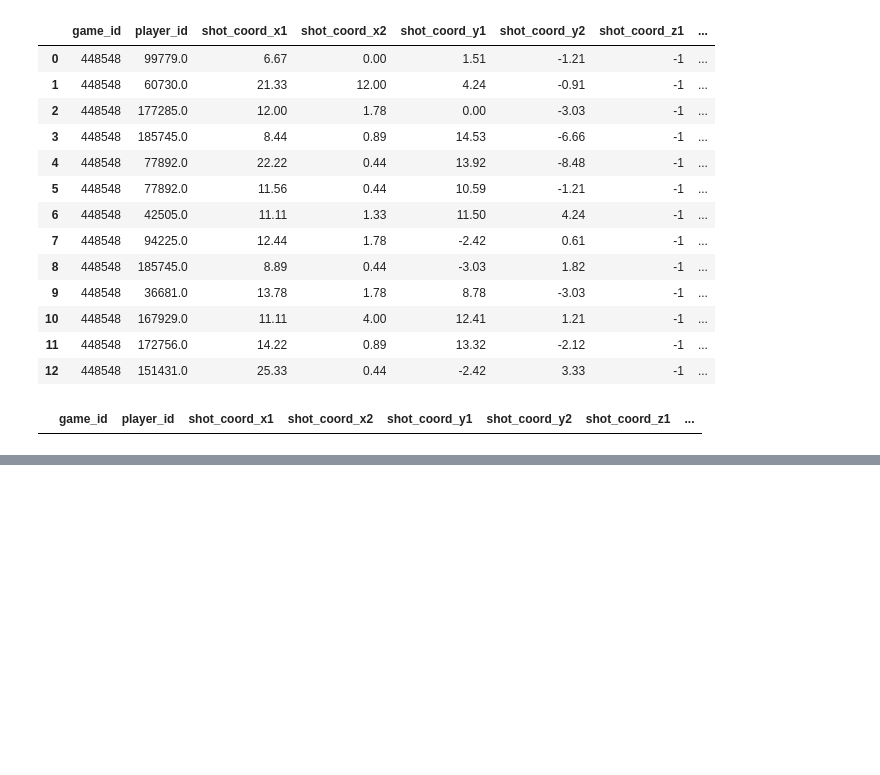
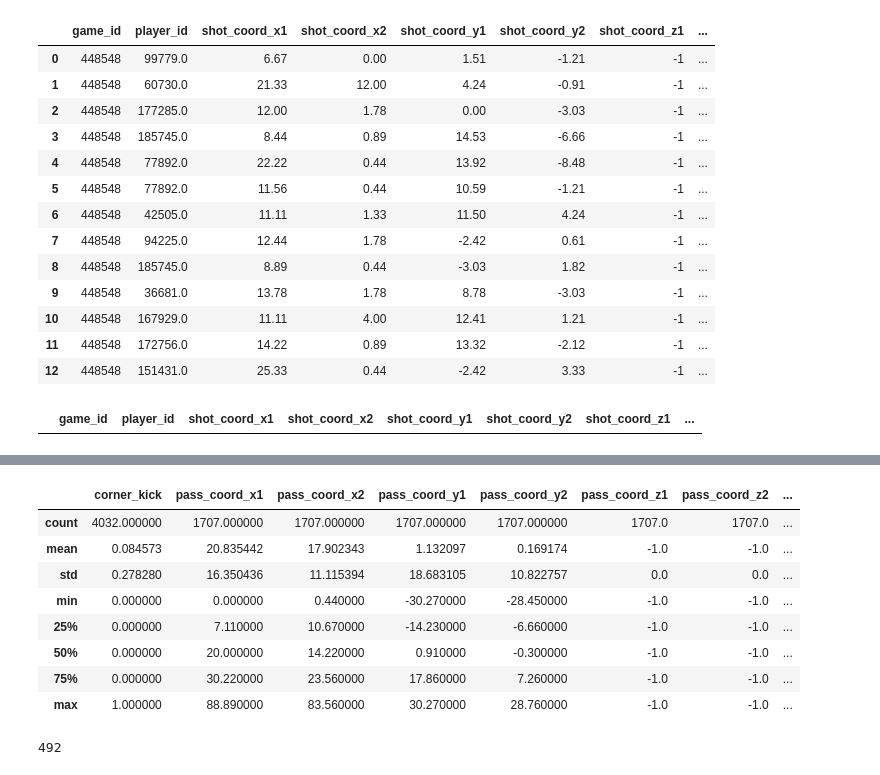
Before and after one commit to d-v-dlee/super_liga_xg, a Jupyter notebook: db_to_df_clean.ipynb, the cells around one changed output, grey strips where cells are left out. Cells and saved outputs as stored; diff of their text form; code cells hidden in the pictures; blank space fills up the shorter version.

Commit message:
seeing how cleaning function would act, need to write function, explore the created dataframe

```diff
--- a/db_to_df_clean.ipynb
+++ b/db_to_df_clean.ipynb
@@ -226,8 +225,8 @@ create_frame()
 # %% [output]
 |  | game_id | player_id | shot_coord_x1 | shot_coord_x2 | shot_coord_y1 | shot_coord_y2 | shot_coord_z1 | ... |
 # %%
-games_played = []
-games = db.games.find()
-for game in games:
-    games_played.append([game['match']['matchId'], game['status']['value']])
-games_played
+# games_played = []
+# games = db.games.find()
+# for game in games:
+#     games_played.append([game['match']['matchId'], game['status']['value']])
+# games_played
@@ -253,9 +234,8 @@ games_played
 games = db.games.find()
 for game in games:
     df = game_to_cleaned_df(game)
-    master_df = pd.concat([attach_to_df, df])
+    master_df = pd.concat([attach_to_df, df], axis=0, ignore_index=True)
     attach_to_df = master_df
-df
 # %% [output]
 A value is trying to be set on a copy of a slice from a DataFrame.
 Try using .loc[row_indexer,col_indexer] = value instead
@@ -265,0 +261,16 @@ KeyError: 'team'
+# %%
+master_df.describe()
+# %% [output]
+|  | corner_kick | pass_coord_x1 | pass_coord_x2 | pass_coord_y1 | pass_coord_y2 | pass_coord_z1 | pass_coord_z2 | ... |
+| count | 4032.000000 | 1707.000000 | 1707.000000 | 1707.000000 | 1707.000000 | 1707.0 | 1707.0 | ... |
+| mean | 0.084573 | 20.835442 | 17.902343 | 1.132097 | 0.169174 | -1.0 | -1.0 | ... |
+| std | 0.278280 | 16.350436 | 11.115394 | 18.683105 | 10.822757 | 0.0 | 0.0 | ... |
+| min | 0.000000 | 0.000000 | 0.440000 | -30.270000 | -28.450000 | -1.0 | -1.0 | ... |
+| 25% | 0.000000 | 7.110000 | 10.670000 | -14.230000 | -6.660000 | -1.0 | -1.0 | ... |
+| 50% | 0.000000 | 20.000000 | 14.220000 | 0.910000 | -0.300000 | -1.0 | -1.0 | ... |
+| 75% | 0.000000 | 30.220000 | 23.560000 | 17.860000 | 7.260000 | -1.0 | -1.0 | ... |
+| max | 1.000000 | 88.890000 | 83.560000 | 30.270000 | 28.760000 | -1.0 | -1.0 | ... |
+# %%
+len(master_df['player_id'].unique())
+# %% [output]
+492
```
Also changed, not shown: parts of 7 cells of this notebook.
